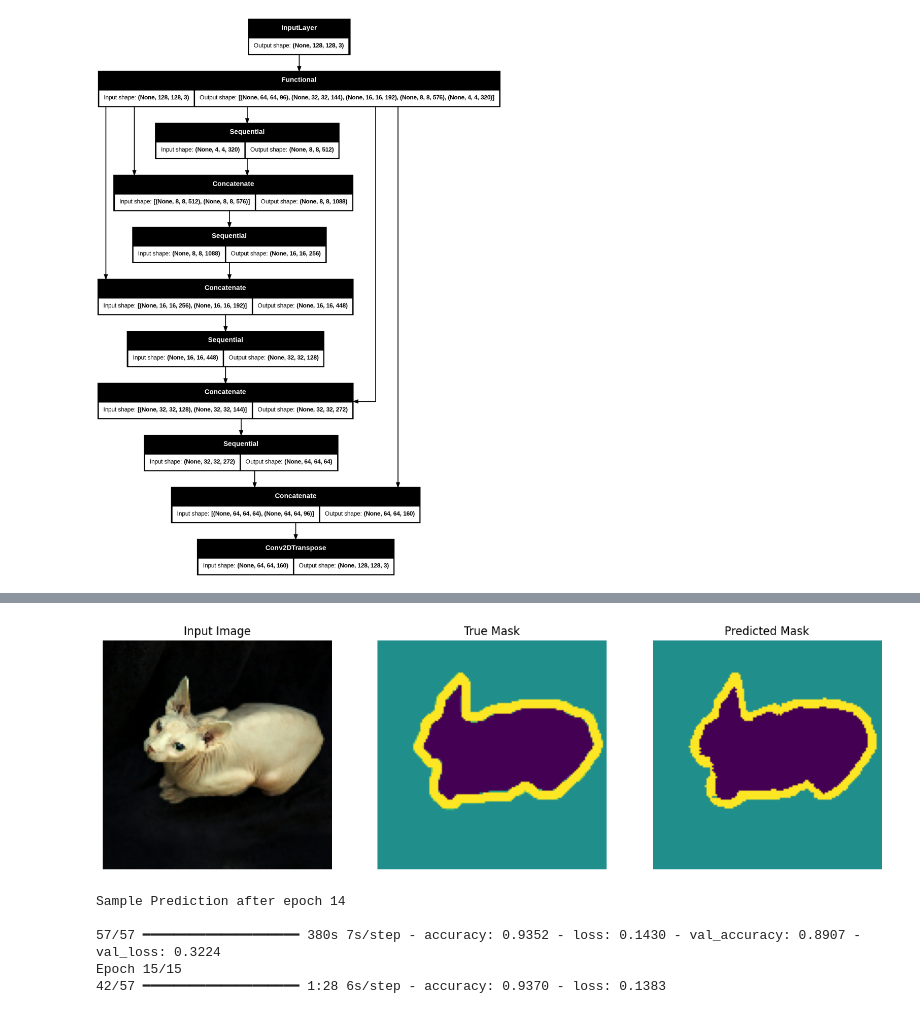
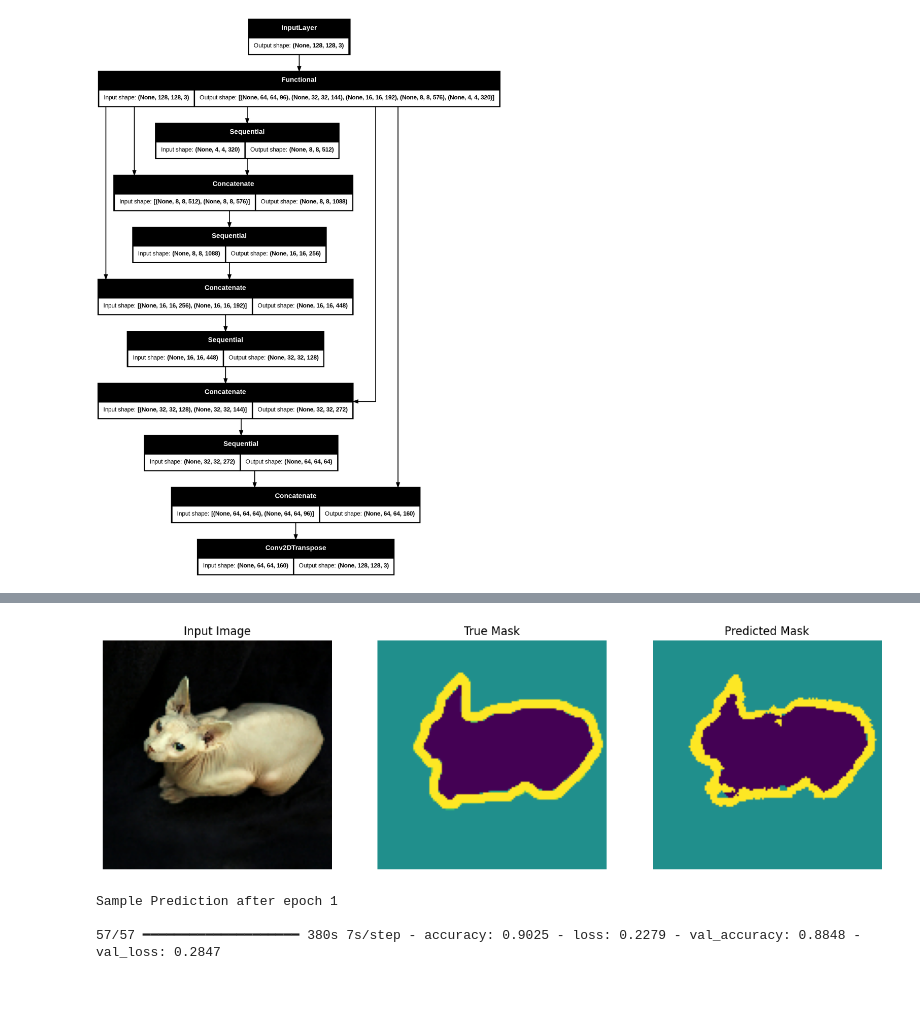
Before and after one commit to tiaracantiq/gitgithub, a Jupyter notebook: Copy_of_Image_Segmentation_dengan_CNN.ipynb, the cells around one changed output, grey strips where cells are left out. Drawn from its saved outputs; the diff is of its cells as text; code cells hidden in the pictures.

```diff
--- a/Copy_of_Image_Segmentation_dengan_CNN.ipynb
+++ b/Copy_of_Image_Segmentation_dengan_CNN.ipynb
@@ -282,7 +301,7 @@ class DisplayCallback(tf.keras.callbacks.Callback):
         print('\nSample Prediction after epoch {}\n'.format(epoch + 1))
 
 # Training parameters
-EPOCHS = 15
+EPOCHS = 1
 VAL_SUBSPLITS = 5
 VALIDATION_STEPS = info.splits['test'].num_examples // BATCH_SIZE // VAL_SUBSPLITS
 
@@ -299,6 +319,4 @@ model_history = model.fit(
-[figure, old version]
+[figure, new version]
-Sample Prediction after epoch 14
-
-57/57 ━━━━━━━━━━━━━━━━━━━━ 380s 7s/step - accuracy: 0.9352 - loss: 0.1430 - val_accuracy: 0.8907 - val_loss: 0.3224
-Epoch 15/15
-42/57 ━━━━━━━━━━━━━━━━━━━━ 1:28 6s/step - accuracy: 0.9370 - loss: 0.1383
+Sample Prediction after epoch 1
+
+57/57 ━━━━━━━━━━━━━━━━━━━━ 380s 7s/step - accuracy: 0.9025 - loss: 0.2279 - val_accuracy: 0.8848 - val_loss: 0.2847
```
Also changed, not shown: parts of 10 cells of this notebook.
